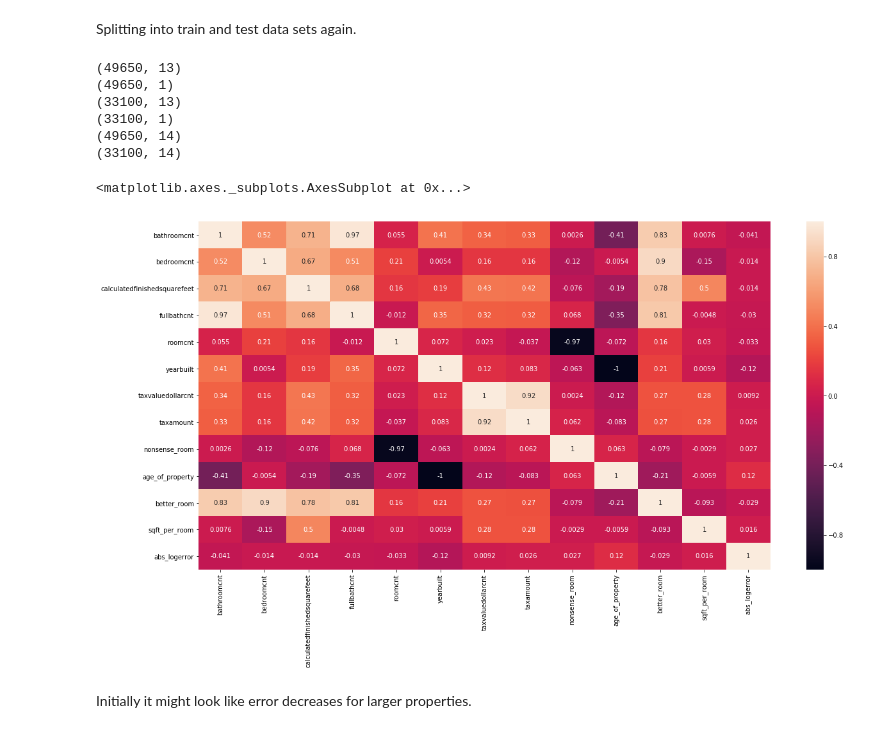
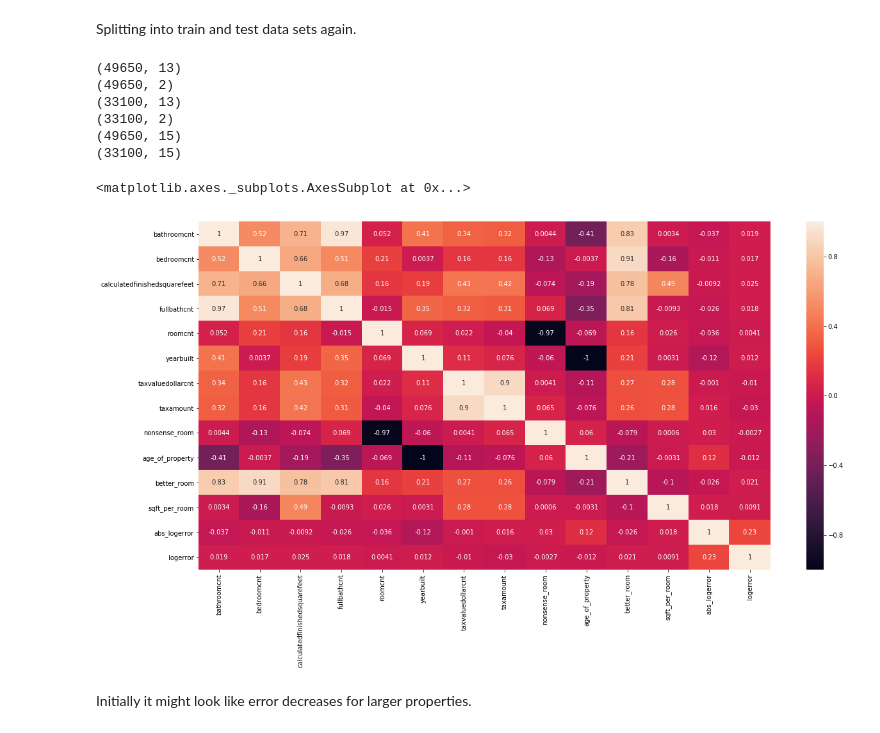
Before and after one commit to matthewzapata/codeup-ds-projects, a Jupyter notebook: regression-project/Regression_Project_2.ipynb, the cells around one changed output. Saved outputs shown, nothing was run; the diff lists cells and outputs as text; code cells hidden in the pictures.

```diff
--- a/regression-project/Regression_Project_2.ipynb
+++ b/regression-project/Regression_Project_2.ipynb
@@ -1291,32 +1302,32 @@ joined_nonull_2.describe()
 Splitting into train and test data sets again.
 # %%
 X2 = joined_nonull_2.drop(['parcelid', 'logerror', 'abs_logerror'], axis=1)
-y2 = joined_nonull_2[['abs_logerror']]
+y2 = joined_nonull_2[['abs_logerror', 'logerror']]
 
 X_train_2, X_test_2, y_train_2, y_test_2 = train_test_split(X2, y2, train_size=.60)
 
 print(X_train_2.shape)
 print(y_train_2.shape)
 print(X_test_2.shape)
 print(y_test_2.shape)
 
 train2 = pd.concat([X_train_2, y_train_2], axis=1)
 test2 = pd.concat([X_test_2, y_test_2], axis=1)
 
 print(train2.shape)
 print(test2.shape)
 
 plt.figure(figsize=(20,10))
 sns.heatmap(train2.corr(), annot=True)
 # %% [output]
 (49650, 13)
-(49650, 1)
+(49650, 2)
 (33100, 13)
-(33100, 1)
-(49650, 14)
-(33100, 14)
+(33100, 2)
+(49650, 15)
+(33100, 15)
 <matplotlib.axes._subplots.AxesSubplot at 0x...>
-[figure, old version]
+[figure, new version]
 # %% [markdown]
 Initially it might look like error decreases for larger properties.
 # %%
```
Also changed, not shown: parts of 85 cells of this notebook.
